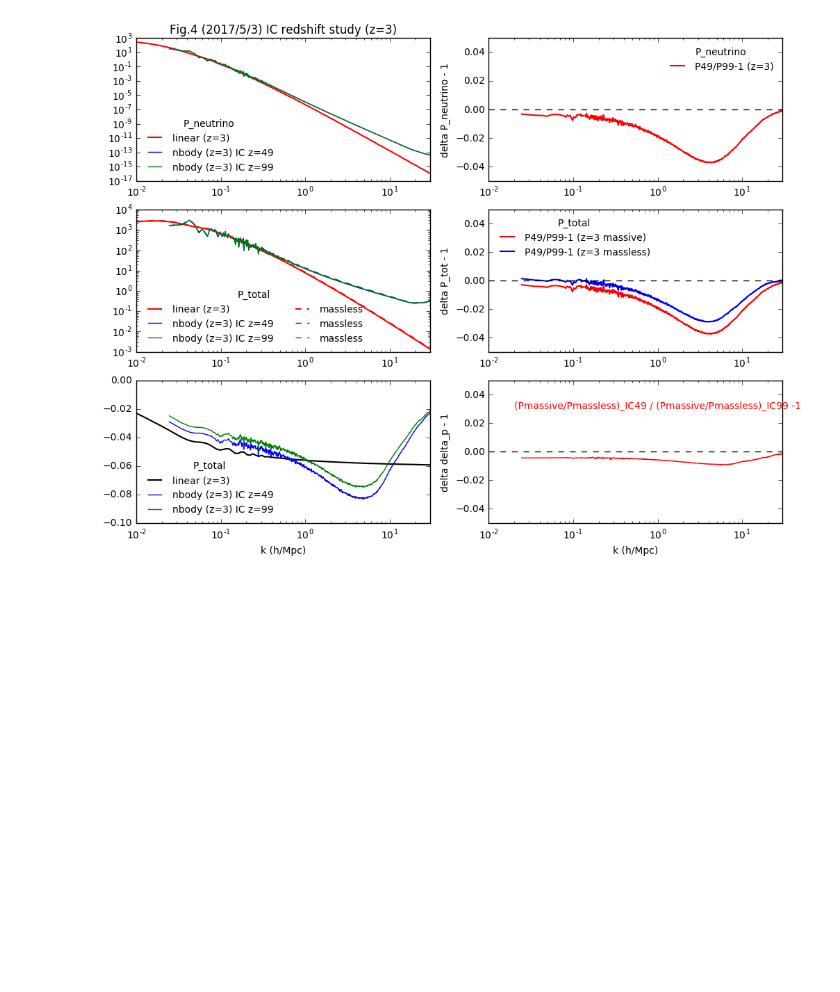
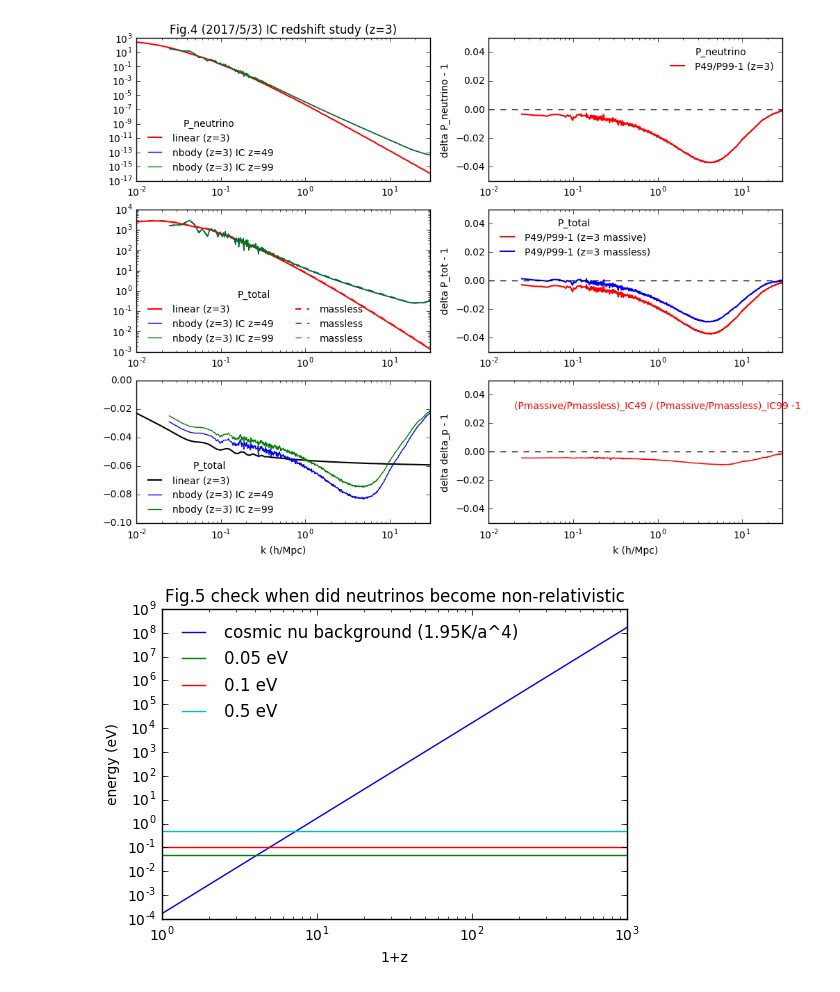
Before and after one commit to liuxx479/neutrino-batch, a Jupyter notebook: plot-matterps.ipynb, the cells around one changed output. Saved outputs shown, nothing was run; the diff lists cells and outputs as text; code cells hidden in the pictures; blank space fills up the shorter version.

Commit message:
add fig.5 neutrino nonrelativistic redshift

```diff
--- a/plot-matterps.ipynb
+++ b/plot-matterps.ipynb
@@ -328,3 +328,21 @@ for ax in [ax1,ax2,ax3,ax4,ax5,ax6]:
 show()
 # %% [output]
 [figure]
+# %%
+a_arr = logspace(-3, 0,100)
+z_arr = 1/a_arr-1.0
+f=figure(figsize=(6,4))
+ax=f.add_subplot(111)
+ax.plot(z_arr+1, 1.95*a_arr**(-4.0)*8.6e-5, label='cosmic nu background (1.95K/a^4)')
+ax.plot(z_arr+1, 0.05*ones(100),label='0.05 eV')
+ax.plot(z_arr+1, 0.1*ones(100),label='0.1 eV')
+ax.plot(z_arr+1, 0.5*ones(100),label='0.5 eV')
+ax.set_xlabel('1+z')
+ax.set_ylabel('energy (eV)')
+ax.set_xscale('log')
+ax.set_yscale('log')
+ax.legend(fontsize=12,frameon=0,loc=0)
+ax.set_title('Fig.5 check when did neutrinos become non-relativistic')
+show()
+# %% [output]
+[figure, added]
```
